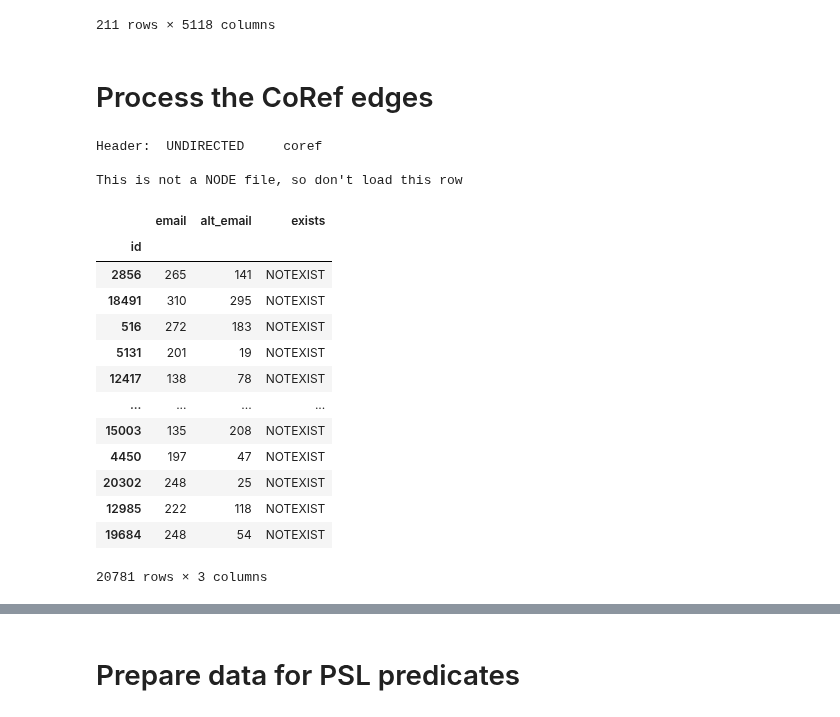
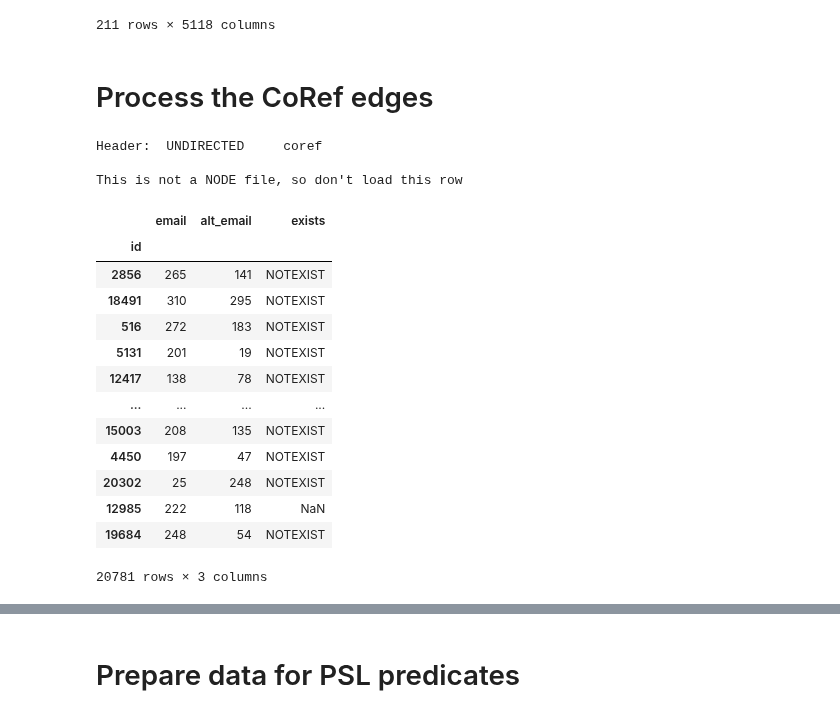
Before and after one commit to linqs/collective-graph-identification, a Jupyter notebook: scripts/Data Refactor.ipynb, the cells around one changed output, grey strips where cells are left out. Drawn from its saved outputs; the diff is of its cells as text; code cells hidden in the pictures.

Commit message:
Changed the coref dataset to the partially observed one.  This is to help reproduce the train/test sets

```diff
--- a/scripts/Data Refactor.ipynb
+++ b/scripts/Data Refactor.ipynb
@@ -122,33 +122,33 @@ email_nodes
 | 243 | kevin.presto@enron.com | 248.0 | 198.0 | 446.0 | 1.0 | 1.0 | 1.0 | NaN | 1.0 | ... |
 | 131 | dave.fuller@enron.com | 165.0 | 129.0 | 294.0 | 1.0 | 1.0 | 1.0 | NaN | 1.0 | ... |
 211 rows × 5118 columns
-# %% [markdown]
-# Process the CoRef edges
+# %% [markdown]
+# Process the CoRef edges
 # %%
 # need to rename one of the columns due to key collision
 # use copy for safety
-!cp ../c3/namata-kdd11-data/enron/enron-samples-lowunk/outputgraph/enron.UNDIRECTED.coref.tab .
-!sed -i 's/email/alt_email/2g' enron.UNDIRECTED.coref.tab
+!cp ../c3/namata-kdd11-data/enron/enron-samples-lowunk/enron-sample-lowunk-1of6/sample-enron.UNDIRECTED.coref.tab .
+!sed -i 's/email/alt_email/2g' sample-enron.UNDIRECTED.coref.tab
 
-coref_edges = load_table('enron.UNDIRECTED.coref.tab')
+coref_edges = load_table('sample-enron.UNDIRECTED.coref.tab')
 coref_edges = coref_edges.set_index('id')
 
 coref_edges
 # %% [output]
 Header:  UNDIRECTED     coref
 
 This is not a NODE file, so don't load this row
 |  | email | alt_email | exists |
 | id |  |  |  |
 | 2856 | 265 | 141 | NOTEXIST |
 | 18491 | 310 | 295 | NOTEXIST |
 | 516 | 272 | 183 | NOTEXIST |
 | 5131 | 201 | 19 | NOTEXIST |
 | 12417 | 138 | 78 | NOTEXIST |
 | ... | ... | ... | ... |
-| 15003 | 135 | 208 | NOTEXIST |
+| 15003 | 208 | 135 | NOTEXIST |
 | 4450 | 197 | 47 | NOTEXIST |
-| 20302 | 248 | 25 | NOTEXIST |
-| 12985 | 222 | 118 | NOTEXIST |
+| 20302 | 25 | 248 | NOTEXIST |
+| 12985 | 222 | 118 | NaN |
 | 19684 | 248 | 54 | NOTEXIST |
 20781 rows × 3 columns
```
Also changed, not shown: parts of 11 cells of this notebook.
